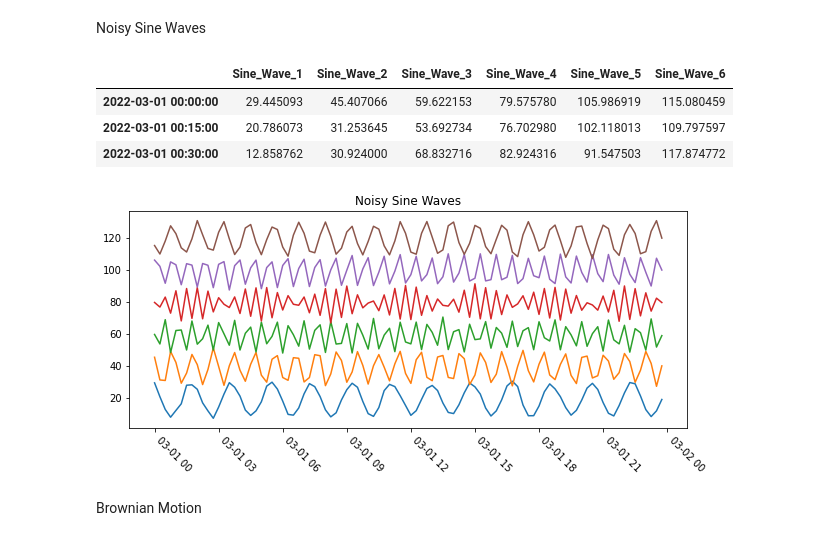
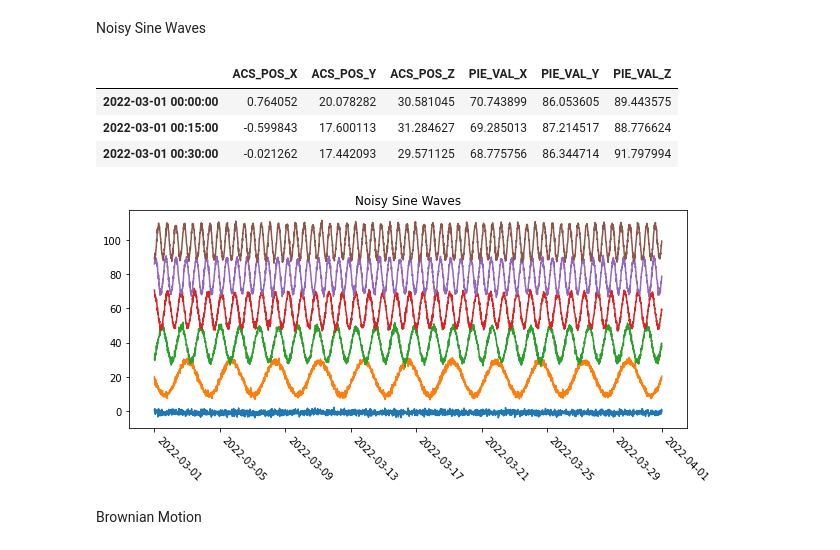
Before and after one commit to miles-franklin/Noisy-Data, a Jupyter notebook: Noisy_Data.ipynb, the cells around one changed output. Cells and saved outputs as stored; diff of their text form; code cells hidden in the pictures.

Commit message:
Updated date range and column names

```diff
--- a/Noisy_Data.ipynb
+++ b/Noisy_Data.ipynb
@@ -15,48 +15,49 @@ import matplotlib.pyplot as plt
 import pandas as pd
 from datetime import datetime
 
+fake_mneumonics = ["ACS_POS_X", "ACS_POS_Y", "ACS_POS_Z",
+                   "PIE_VAL_X", "PIE_VAL_Y", "PIE_VAL_Z",
+                   "SSR_VAL_X", "SSR_VAL_Y", "SSR_VAL_Z"]
+
+timestamps = pd.date_range("1-MAR-2022 00:00:00",
+                            "1-APR-2022 00:00:00",
+                            freq="15T")
 amplitude = 10
-number_of_waves = 24
-num_points = 24*4 # 6 hrs * 15min increments
+number_of_waves = len(timestamps) // 4 // 30
+num_points = len(timestamps)
 df = None
 
-for i in range(1, 7):
+for i in range(6):
     np.random.seed(i)
     noise = np.random.normal(-1, 1, num_points)
 
     start = np.random.normal(-1, 1, 1)[0]
     x = np.linspace(start, number_of_waves, num_points)
     y = amplitude*np.sin(x*np.pi*i)
     y += noise    # Noise
     y += 2*i*amplitude # Vertial Shift
 
-    timestamps = pd.date_range("1-MAR-2022 00:00:00",
-                            "2-MAR-2022 00:00:00",
-                            #periods=num_points,
-                            freq="15T")[:len(y)]
-    # print(len(y), len(timestamps))
-
-    temp = pd.DataFrame({f"Sine_Wave_{i}":y}, index=timestamps)
+    temp = pd.DataFrame({fake_mneumonics[i]:y}, index=timestamps)
 
     if df is None:
         df = temp
     else:
         df = pd.merge(df, temp, left_index=True, right_index=True)
 display(df.head(3))
 
 plt.figure(figsize=(10,4))
 plt.plot(df)
 plt.xticks(rotation=-45,  ha="left")
 plt.title("Noisy Sine Waves")
 plt.show()
 
 df.to_csv("Noisy_Sine_Graphs.csv")
 # %% [output]
-|  | Sine_Wave_1 | Sine_Wave_2 | Sine_Wave_3 | Sine_Wave_4 | Sine_Wave_5 | Sine_Wave_6 |
-| 2022-03-01 00:00:00 | 29.445093 | 45.407066 | 59.622153 | 79.575780 | 105.986919 | 115.080459 |
-| 2022-03-01 00:15:00 | 20.786073 | 31.253645 | 53.692734 | 76.702980 | 102.118013 | 109.797597 |
-| 2022-03-01 00:30:00 | 12.858762 | 30.924000 | 68.832716 | 82.924316 | 91.547503 | 117.874772 |
+|  | ACS_POS_X | ACS_POS_Y | ACS_POS_Z | PIE_VAL_X | PIE_VAL_Y | PIE_VAL_Z |
+| 2022-03-01 00:00:00 | 0.764052 | 20.078282 | 30.581045 | 70.743899 | 86.053605 | 89.443575 |
+| 2022-03-01 00:15:00 | -0.599843 | 17.600113 | 31.284627 | 69.285013 | 87.214517 | 88.776624 |
+| 2022-03-01 00:30:00 | -0.021262 | 17.442093 | 29.571125 | 68.775756 | 86.344714 | 91.797994 |
-[figure, old version]
+[figure, new version]
 # %% [markdown]
 Brownian Motion
 # %%
```
Also changed, not shown: parts of 3 cells of this notebook, 3 other files.
